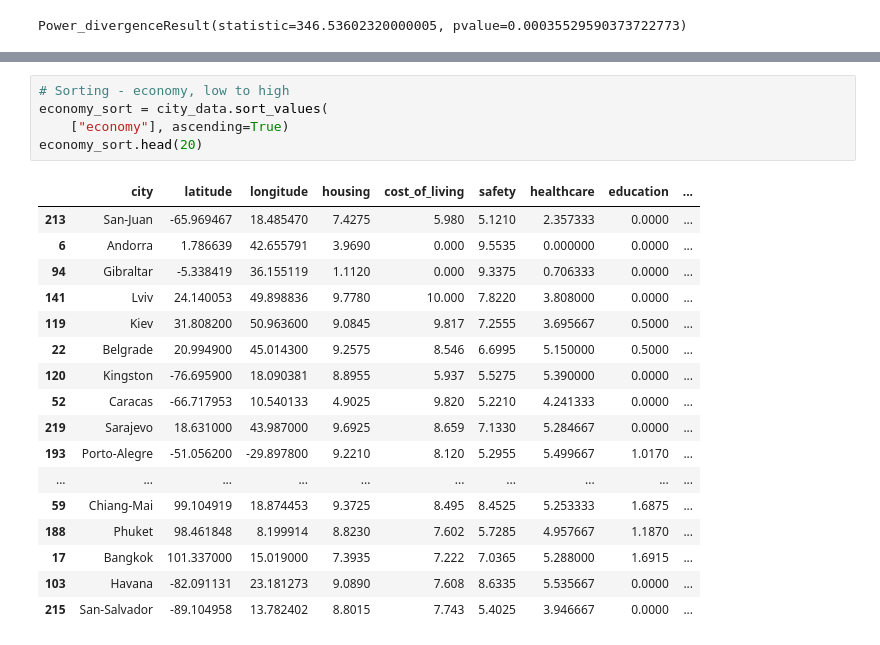
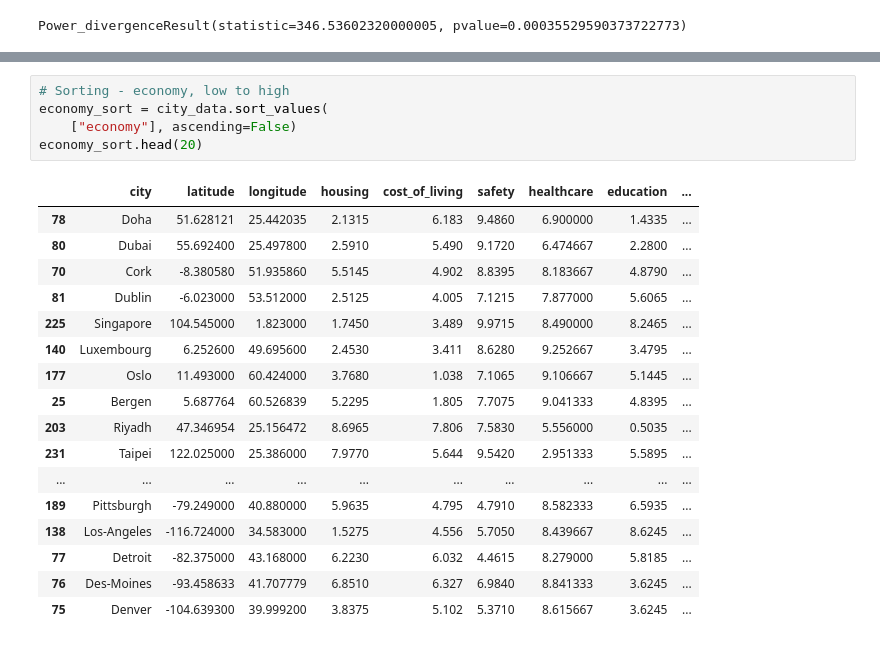
Before and after one commit to rdhuper/Project_Group_6, a Jupyter notebook: Christina/Teleport_API_City_Collection.ipynb, the cells around one changed output, grey strips where cells are left out. Cells and saved outputs as stored; diff of their text form.

```diff
--- a/Christina/Teleport_API_City_Collection.ipynb
+++ b/Christina/Teleport_API_City_Collection.ipynb
@@ -329,26 +331,26 @@ safety_sort.head(10)
 # %%
 # Sorting - economy, low to high
 economy_sort = city_data.sort_values(
-    ["economy"], ascending=True)
+    ["economy"], ascending=False)
 economy_sort.head(20)
 # %% [output]
 |  | city | latitude | longitude | housing | cost_of_living | safety | healthcare | education | ... |
-| 213 | San-Juan | -65.969467 | 18.485470 | 7.4275 | 5.980 | 5.1210 | 2.357333 | 0.0000 | ... |
-| 6 | Andorra | 1.786639 | 42.655791 | 3.9690 | 0.000 | 9.5535 | 0.000000 | 0.0000 | ... |
-| 94 | Gibraltar | -5.338419 | 36.155119 | 1.1120 | 0.000 | 9.3375 | 0.706333 | 0.0000 | ... |
-| 141 | Lviv | 24.140053 | 49.898836 | 9.7780 | 10.000 | 7.8220 | 3.808000 | 0.0000 | ... |
-| 119 | Kiev | 31.808200 | 50.963600 | 9.0845 | 9.817 | 7.2555 | 3.695667 | 0.5000 | ... |
-| 22 | Belgrade | 20.994900 | 45.014300 | 9.2575 | 8.546 | 6.6995 | 5.150000 | 0.5000 | ... |
-| 120 | Kingston | -76.695900 | 18.090381 | 8.8955 | 5.937 | 5.5275 | 5.390000 | 0.0000 | ... |
-| 52 | Caracas | -66.717953 | 10.540133 | 4.9025 | 9.820 | 5.2210 | 4.241333 | 0.0000 | ... |
-| 219 | Sarajevo | 18.631000 | 43.987000 | 9.6925 | 8.659 | 7.1330 | 5.284667 | 0.0000 | ... |
-| 193 | Porto-Alegre | -51.056200 | -29.897800 | 9.2210 | 8.120 | 5.2955 | 5.499667 | 1.0170 | ... |
+| 78 | Doha | 51.628121 | 25.442035 | 2.1315 | 6.183 | 9.4860 | 6.900000 | 1.4335 | ... |
+| 80 | Dubai | 55.692400 | 25.497800 | 2.5910 | 5.490 | 9.1720 | 6.474667 | 2.2800 | ... |
+| 70 | Cork | -8.380580 | 51.935860 | 5.5145 | 4.902 | 8.8395 | 8.183667 | 4.8790 | ... |
+| 81 | Dublin | -6.023000 | 53.512000 | 2.5125 | 4.005 | 7.1215 | 7.877000 | 5.6065 | ... |
+| 225 | Singapore | 104.545000 | 1.823000 | 1.7450 | 3.489 | 9.9715 | 8.490000 | 8.2465 | ... |
+| 140 | Luxembourg | 6.252600 | 49.695600 | 2.4530 | 3.411 | 8.6280 | 9.252667 | 3.4795 | ... |
+| 177 | Oslo | 11.493000 | 60.424000 | 3.7680 | 1.038 | 7.1065 | 9.106667 | 5.1445 | ... |
+| 25 | Bergen | 5.687764 | 60.526839 | 5.2295 | 1.805 | 7.7075 | 9.041333 | 4.8395 | ... |
+| 203 | Riyadh | 47.346954 | 25.156472 | 8.6965 | 7.806 | 7.5830 | 5.556000 | 0.5035 | ... |
+| 231 | Taipei | 122.025000 | 25.386000 | 7.9770 | 5.644 | 9.5420 | 2.951333 | 5.5895 | ... |
 | ... | ... | ... | ... | ... | ... | ... | ... | ... | ... |
-| 59 | Chiang-Mai | 99.104919 | 18.874453 | 9.3725 | 8.495 | 8.4525 | 5.253333 | 1.6875 | ... |
-| 188 | Phuket | 98.461848 | 8.199914 | 8.8230 | 7.602 | 5.7285 | 4.957667 | 1.1870 | ... |
-| 17 | Bangkok | 101.337000 | 15.019000 | 7.3935 | 7.222 | 7.0365 | 5.288000 | 1.6915 | ... |
-| 103 | Havana | -82.091131 | 23.181273 | 9.0890 | 7.608 | 8.6335 | 5.535667 | 0.0000 | ... |
-| 215 | San-Salvador | -89.104958 | 13.782402 | 8.8015 | 7.743 | 5.4025 | 3.946667 | 0.0000 | ... |
+| 189 | Pittsburgh | -79.249000 | 40.880000 | 5.9635 | 4.795 | 4.7910 | 8.582333 | 6.5935 | ... |
+| 138 | Los-Angeles | -116.724000 | 34.583000 | 1.5275 | 4.556 | 5.7050 | 8.439667 | 8.6245 | ... |
+| 77 | Detroit | -82.375000 | 43.168000 | 6.2230 | 6.032 | 4.4615 | 8.279000 | 5.8185 | ... |
+| 76 | Des-Moines | -93.458633 | 41.707779 | 6.8510 | 6.327 | 6.9840 | 8.841333 | 3.6245 | ... |
+| 75 | Denver | -104.639300 | 39.999200 | 3.8375 | 5.102 | 5.3710 | 8.615667 | 3.6245 | ... |
 # %%
 # # Sorting - teleport_score, low to high
 teleport_score_sort = city_data.sort_values(
```
Also changed, not shown: parts of 11 cells of this notebook.
